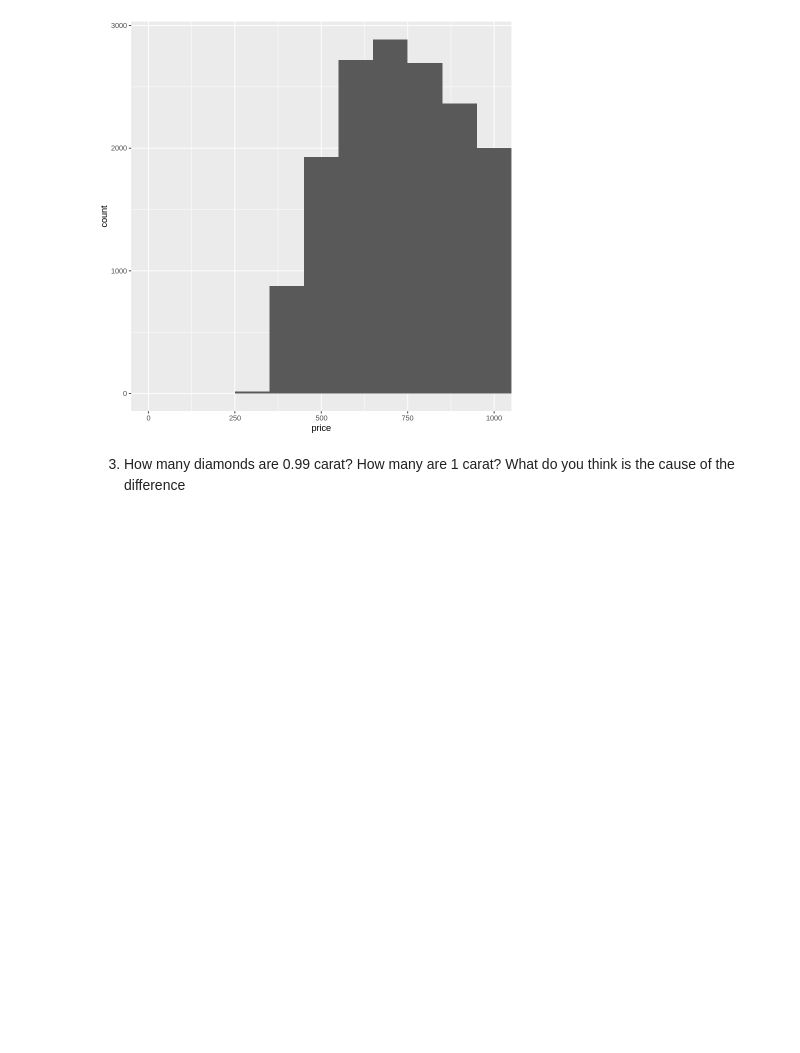
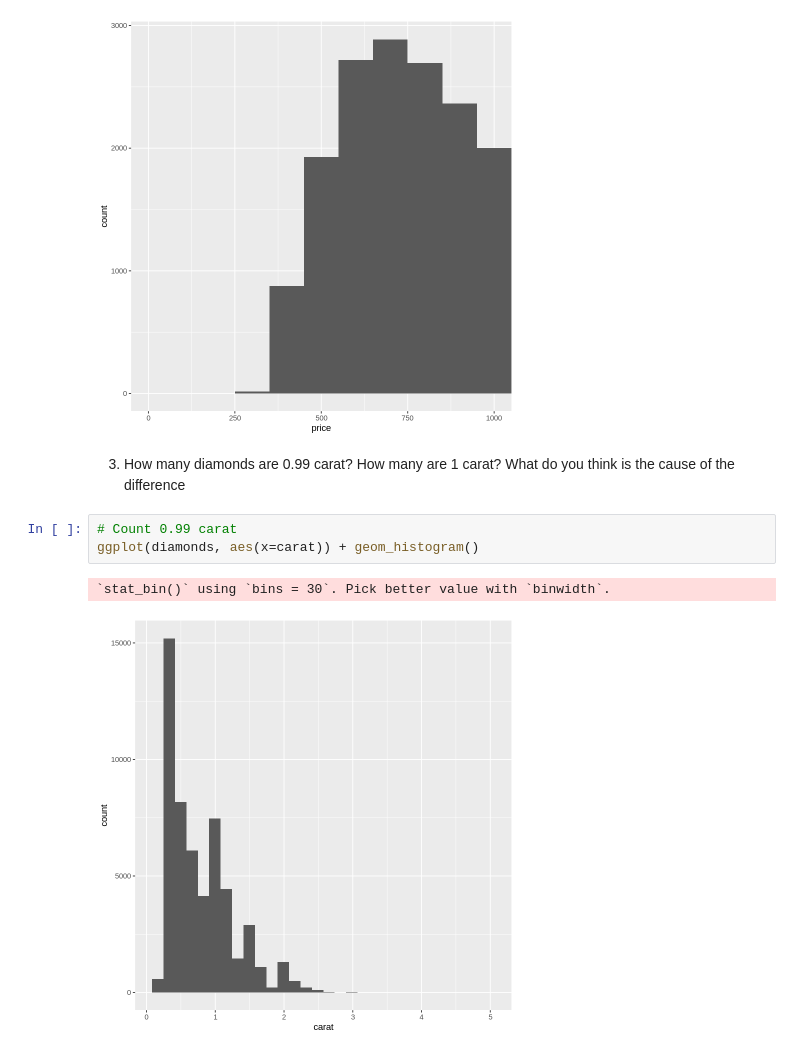
Before and after one commit to khuongduying/dataviz, a Jupyter notebook: DataViz_3.ipynb, the cells around one changed output. Cells and saved outputs as stored; diff of their text form; blank space fills up the shorter version.

```diff
--- a/DataViz_3.ipynb
+++ b/DataViz_3.ipynb
@@ -159,3 +159,9 @@ ggplot(
 [figure]
 # %% [markdown]
 3. How many diamonds are 0.99 carat? How many are 1 carat? What do you think is the cause of the difference
+# %%
+# Count 0.99 carat
+ggplot(diamonds, aes(x=carat)) + geom_histogram()
+# %% [output]
+`stat_bin()` using `bins = 30`. Pick better value with `binwidth`.
+[figure, added]
```
Also changed, not shown: parts of 43 cells of this notebook.
